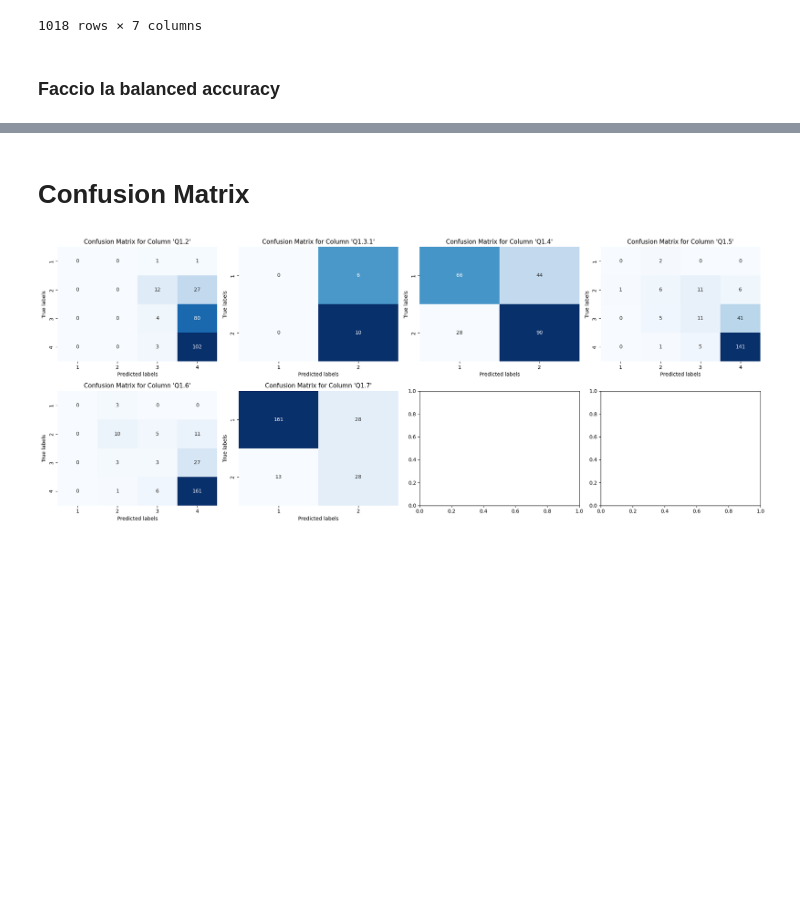
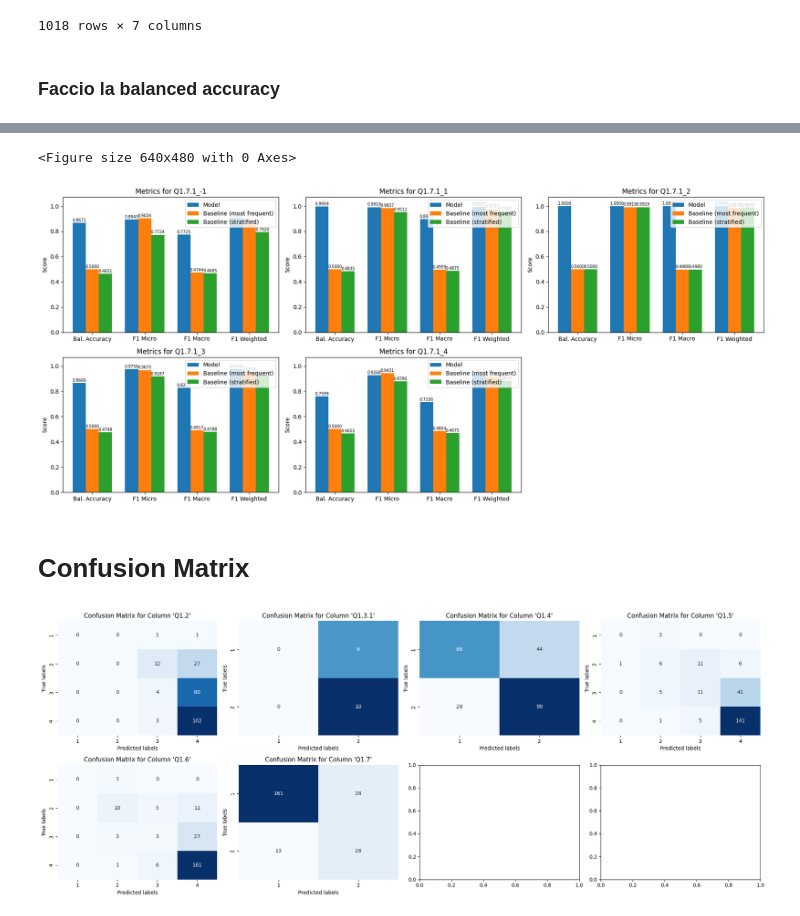
Before and after one commit to bianchi-john/ChatGPTAsAnnotator, a Jupyter notebook: Code/Comparison.ipynb, the cells around one changed output, grey strips where cells are left out. Saved outputs shown, nothing was run; the diff lists cells and outputs as text; code cells hidden in the pictures; blank space fills up the shorter version.

```diff
--- a/Code/Comparison.ipynb
+++ b/Code/Comparison.ipynb
@@ -948,3 +906,8 @@ calculate_standard_metrics('Manuel', 'ChatGPT4AsAnnotator', df_1_7_1)
+# %%
+calculate_standard_metrics('Manuel', 'Marinella', df_1_7_1)
+# %% [output]
+<Figure size 640x480 with 0 Axes>
+[figure, added]
 # %% [markdown]
 # Confusion Matrix
 # %%
```
Also changed, not shown: parts of 11 cells of this notebook, 1 other file.
